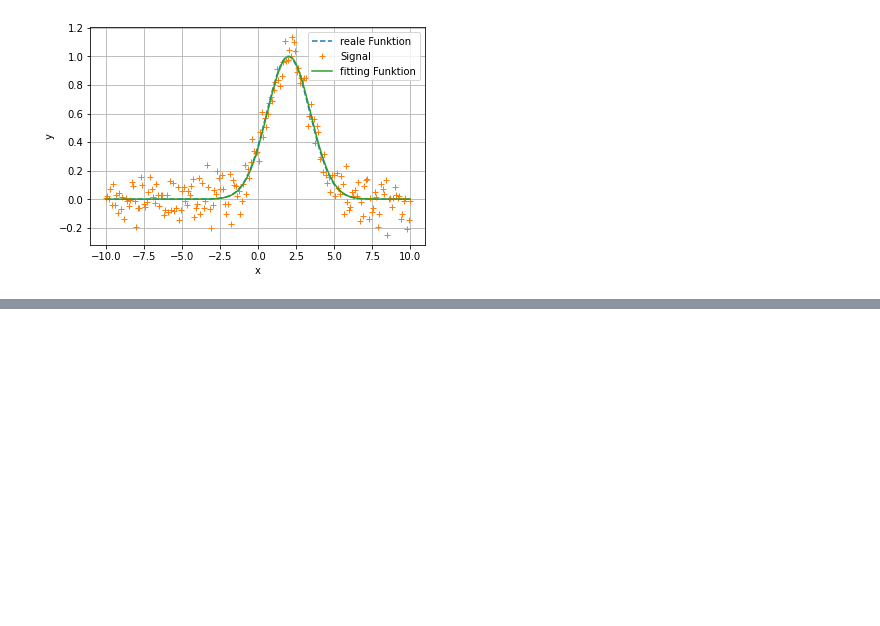
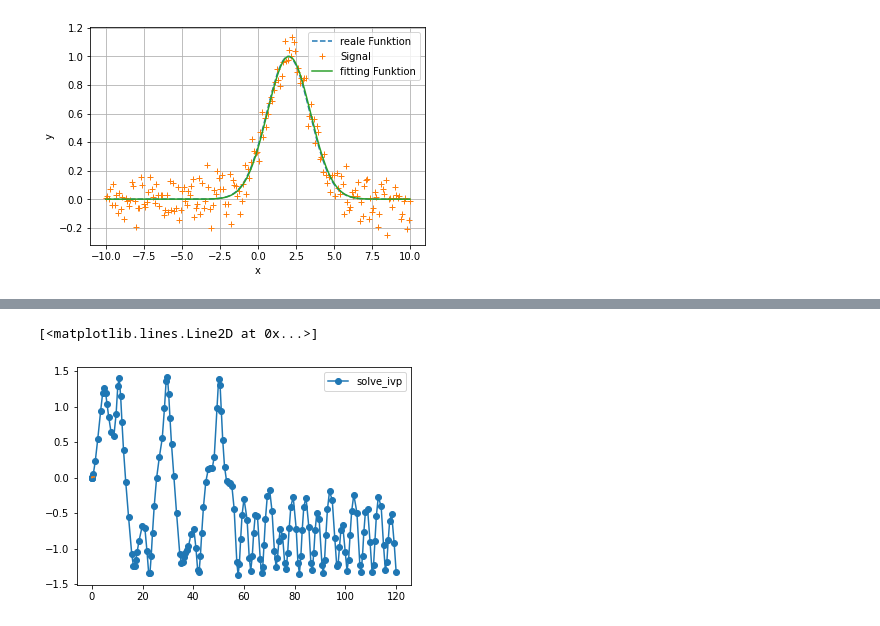
Before and after one commit to Max-Geiger/Simulation-technischer-Systeme-mit-Python, a Jupyter notebook: Formelsammlung.ipynb, the cells around one changed output, grey strips where cells are left out. Cells and saved outputs as stored; diff of their text form; code cells hidden in the pictures; blank space fills up the shorter version.

```diff
--- a/Formelsammlung.ipynb
+++ b/Formelsammlung.ipynb
@@ -334,0 +446,12 @@ def func_duffing(t,y):
+# %%
+# ode Solver mit ivp
+def func1(t,y):
+    y1p = y[1]
+    y2p = 0.3*np.cos(t*1.3)-0.2*y[1]+1*y[0]-1*y[0]**3
+    return [y1p,y2p]
+sol1 = solve_ivp(func1,t_span=(0,120),y0=[0,0])
+plt.plot(sol1.t,sol1.y[0,:],'o-',label='solve_ivp')
+plt.legend()
+# %% [output]
+[<matplotlib.lines.Line2D at 0x...>]
+[figure, added]
```
Also changed, not shown: parts of 21 cells of this notebook.
